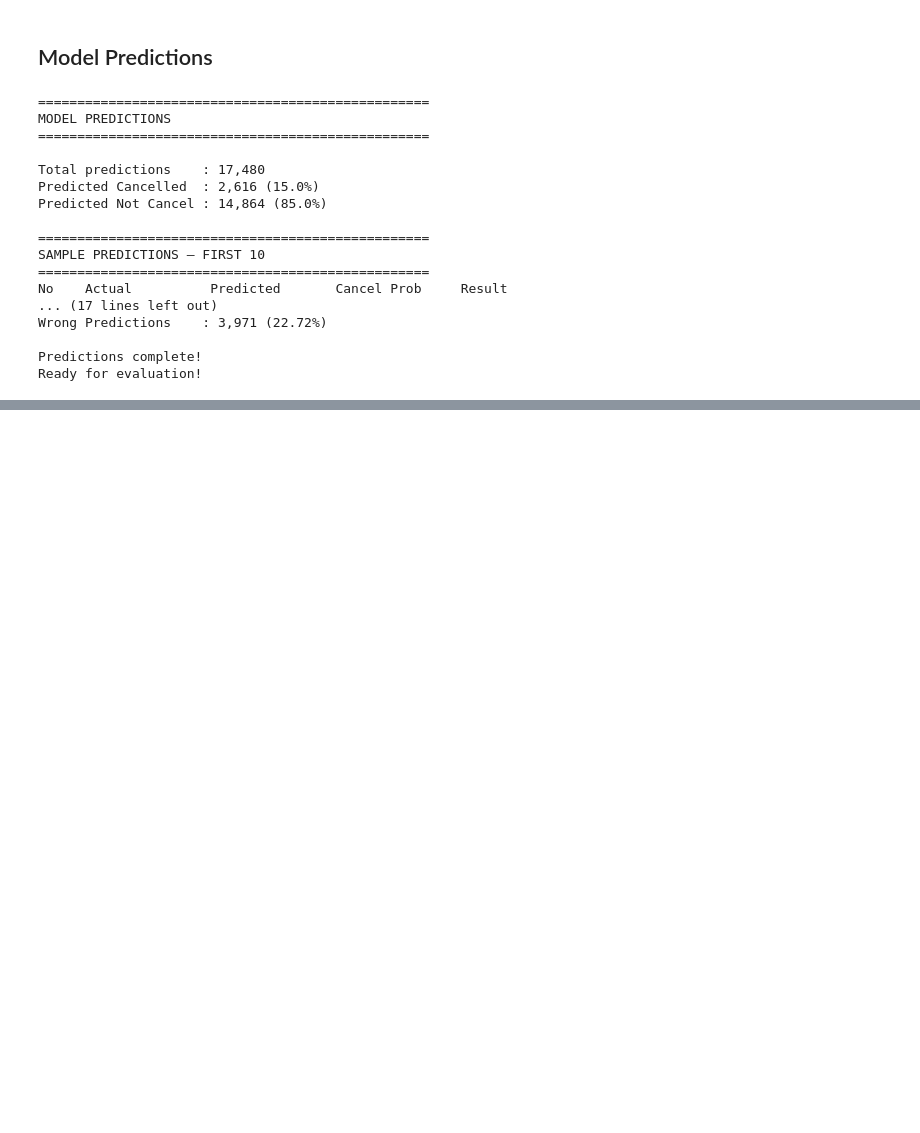
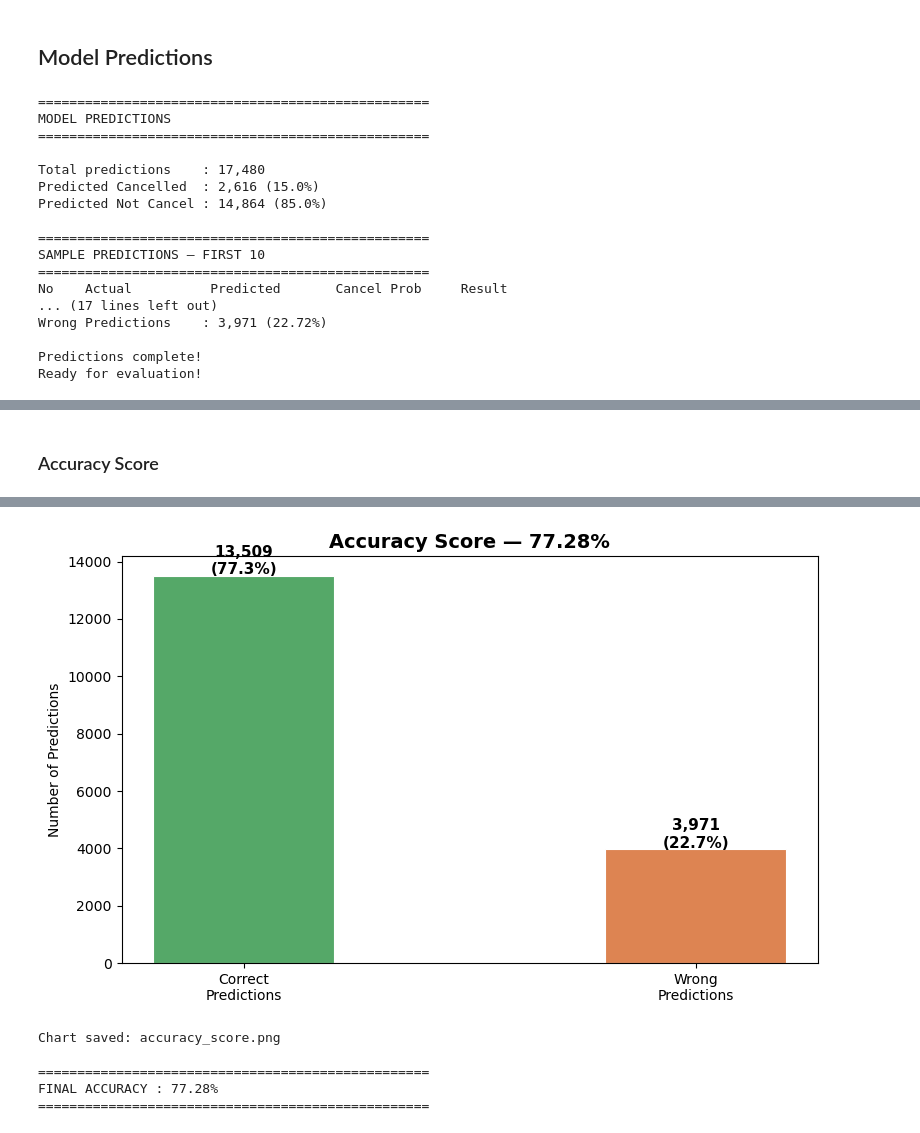
Before and after one commit to elladeniya-dev/ML-Predictive-Analysis, a Jupyter notebook: Member1_Logistic_Regression.ipynb.ipynb, the cells around one changed output, grey strips where cells are left out. Cells and saved outputs as stored; diff of their text form; code cells hidden in the pictures; blank space fills up the shorter version.

```diff
--- a/Member1_Logistic_Regression.ipynb.ipynb
+++ b/Member1_Logistic_Regression.ipynb.ipynb
@@ -1382,0 +1386,74 @@ Ready for evaluation!
+# %% [markdown]
+### Accuracy Score
+# %%
+print("=" * 50)
+print("ACCURACY SCORE")
+print("=" * 50)
+print()
+print("Formula:")
+print("Accuracy = Correct Predictions / Total Predictions")
+print()
+
+# Calculate
+accuracy = accuracy_score(y_test, y_pred)
+
+print(f"Correct Predictions : {(y_pred==y_test).sum():,}")
+print(f"Total Predictions   : {len(y_pred):,}")
+print()
+print(f"Accuracy Score      : {accuracy*100:.2f}%")
+print()
+
+# Interpretation
+print("=" * 50)
+print("INTERPRETATION")
+print("=" * 50)
+if accuracy >= 0.90:
+    print("Excellent! (90%+)")
+elif accuracy >= 0.80:
+    print("Very Good! (80-90%)")
+elif accuracy >= 0.70:
+    print(f"Good! (70-80%) ✅")
+    print(f"Acceptable for baseline model")
+else:
+    print("Needs improvement (below 70%)")
+print()
+
+# Visual
+fig, ax = plt.subplots(figsize=(8, 5))
+
+categories = ['Correct\nPredictions',
+              'Wrong\nPredictions']
+values     = [(y_pred==y_test).sum(),
+              (y_pred!=y_test).sum()]
+colors     = ['#55A868', '#DD8452']
+
+bars = ax.bar(categories, values,
+              color=colors,
+              edgecolor='white',
+              linewidth=0.8,
+              width=0.4)
+
+ax.set_title(f'Accuracy Score — {accuracy*100:.2f}%',
+             fontsize=14, fontweight='bold')
+ax.set_ylabel('Number of Predictions')
+
+for bar, val in zip(bars, values):
+    ax.text(
+        bar.get_x() + bar.get_width()/2,
+        bar.get_height() + 50,
+        f'{val:,}\n({val/len(y_pred)*100:.1f}%)',
+        ha='center',
+        fontweight='bold',
+        fontsize=11)
+
+plt.tight_layout()
+plt.savefig('accuracy_score.png',
+            dpi=150, bbox_inches='tight')
+plt.show()
+
+print(f"Chart saved: accuracy_score.png")
+print()
+print("=" * 50)
+print(f"FINAL ACCURACY : {accuracy*100:.2f}%")
+print("=" * 50)
+# %% [output]
@@ -1382,0 +1477,6 @@ Ready for evaluation!
+[figure, added]
+Chart saved: accuracy_score.png
+
+==================================================
+FINAL ACCURACY : 77.28%
+==================================================
```
Also changed, not shown: parts of 4 cells of this notebook, 1 other file.
